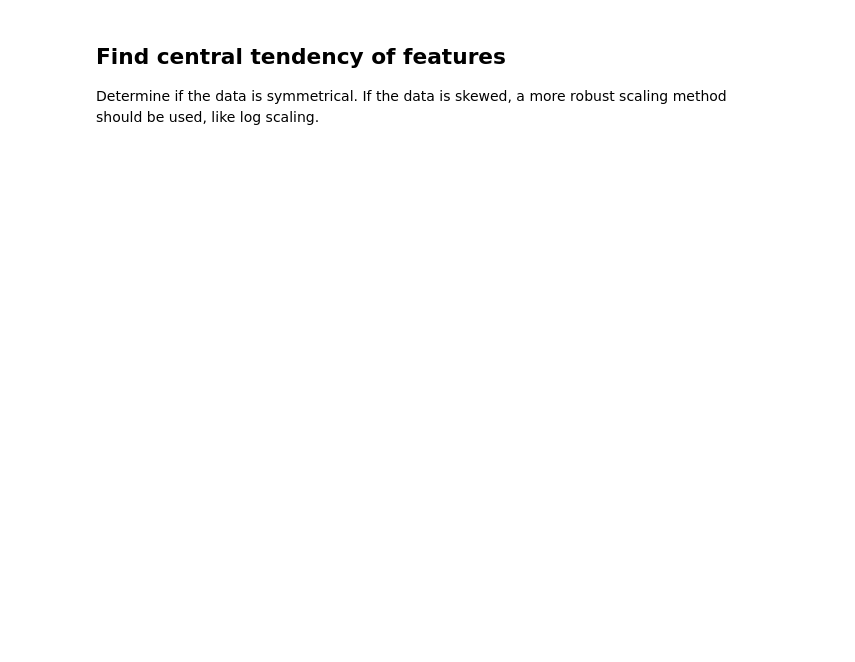
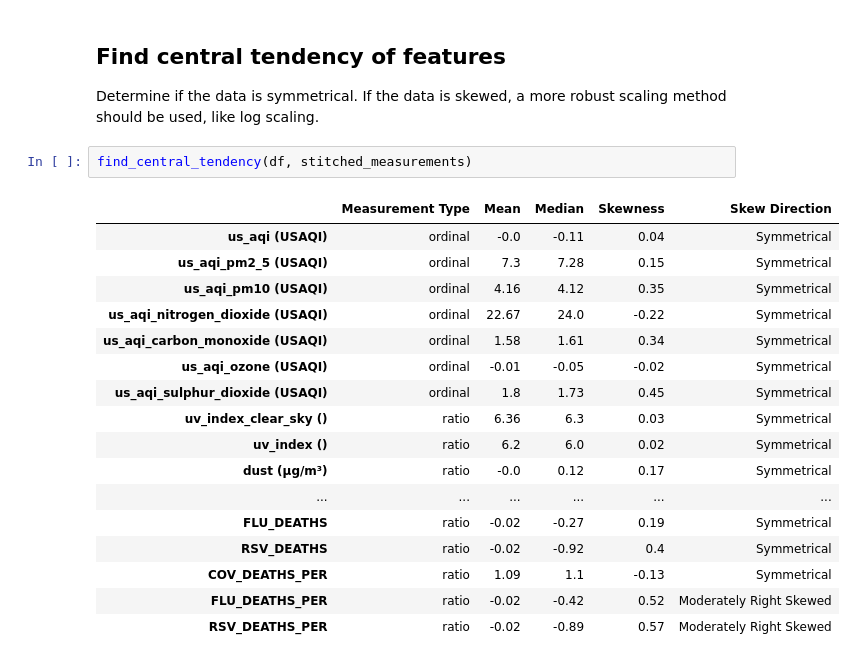
Before and after one commit to ianbunag/cmpe-255-data-mining-project, a Jupyter notebook: 04-01-data-preparation.ipynb, the cells around one changed output. Drawn from its saved outputs; the diff is of its cells as text; blank space fills up the shorter version.

Commit message:
34-6: Find central tendency

```diff
--- a/04-01-data-preparation.ipynb
+++ b/04-01-data-preparation.ipynb
@@ -255,3 +255,23 @@ assess_features(df, stitched_measurements)
 ## Find central tendency of features
 
 Determine if the data is symmetrical. If the data is skewed, a more robust scaling method should be used, like log scaling.
+# %%
+find_central_tendency(df, stitched_measurements)
+# %% [output]
+|  | Measurement Type | Mean | Median | Skewness | Skew Direction |
+| us_aqi (USAQI) | ordinal | -0.0 | -0.11 | 0.04 | Symmetrical |
+| us_aqi_pm2_5 (USAQI) | ordinal | 7.3 | 7.28 | 0.15 | Symmetrical |
+| us_aqi_pm10 (USAQI) | ordinal | 4.16 | 4.12 | 0.35 | Symmetrical |
+| us_aqi_nitrogen_dioxide (USAQI) | ordinal | 22.67 | 24.0 | -0.22 | Symmetrical |
+| us_aqi_carbon_monoxide (USAQI) | ordinal | 1.58 | 1.61 | 0.34 | Symmetrical |
+| us_aqi_ozone (USAQI) | ordinal | -0.01 | -0.05 | -0.02 | Symmetrical |
+| us_aqi_sulphur_dioxide (USAQI) | ordinal | 1.8 | 1.73 | 0.45 | Symmetrical |
+| uv_index_clear_sky () | ratio | 6.36 | 6.3 | 0.03 | Symmetrical |
+| uv_index () | ratio | 6.2 | 6.0 | 0.02 | Symmetrical |
+| dust (μg/m³) | ratio | -0.0 | 0.12 | 0.17 | Symmetrical |
+| ... | ... | ... | ... | ... | ... |
+| FLU_DEATHS | ratio | -0.02 | -0.27 | 0.19 | Symmetrical |
+| RSV_DEATHS | ratio | -0.02 | -0.92 | 0.4 | Symmetrical |
+| COV_DEATHS_PER | ratio | 1.09 | 1.1 | -0.13 | Symmetrical |
+| FLU_DEATHS_PER | ratio | -0.02 | -0.42 | 0.52 | Moderately Right Skewed |
+| RSV_DEATHS_PER | ratio | -0.02 | -0.89 | 0.57 | Moderately Right Skewed |
```
Also changed, not shown: parts of 1 cell of this notebook, 3 other files.
